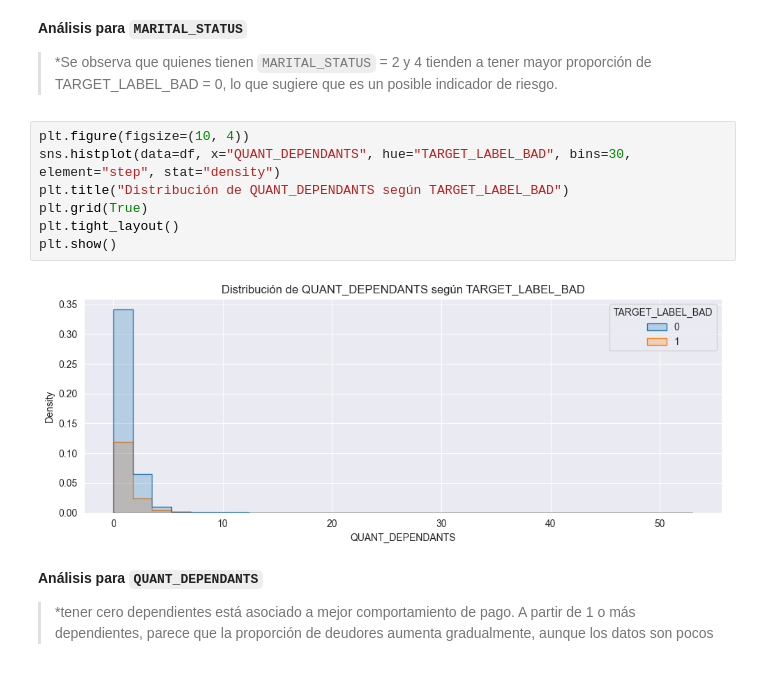
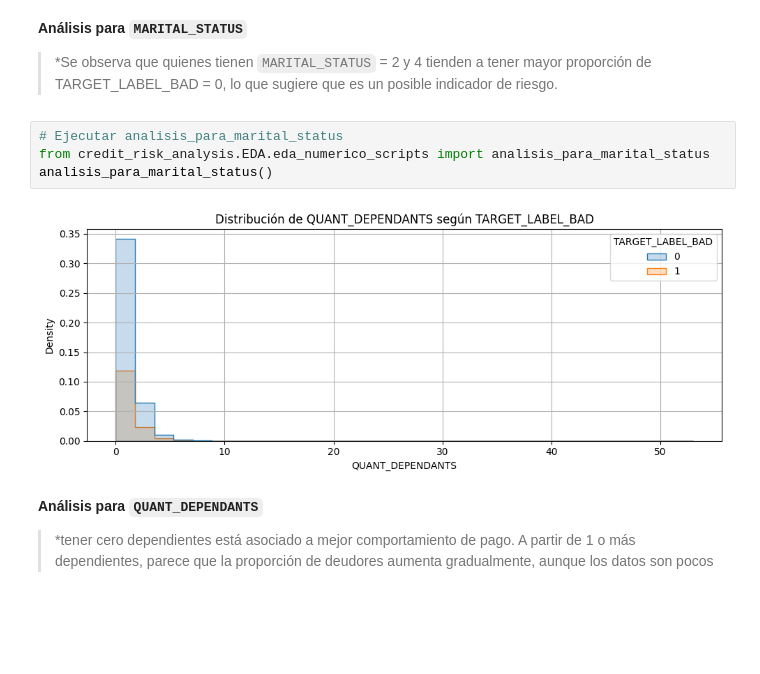
Before and after one commit to alkimer/CreditRiskAnalysisProject, a Jupyter notebook: EDA_Ustarroz_Numericos.ipynb, the cells around one changed output. Cells and saved outputs as stored; diff of their text form; blank space fills up the shorter version.

```diff
--- a/EDA_Ustarroz_Numericos.ipynb
+++ b/EDA_Ustarroz_Numericos.ipynb
@@ -230,15 +106,12 @@ plt.show()
 # %% [markdown]
 **Análisis para `MARITAL_STATUS`**
 > *Se observa que quienes tienen  `MARITAL_STATUS` = 2 y 4 tienden a tener mayor proporción de TARGET_LABEL_BAD = 0, lo que sugiere que es un posible indicador de riesgo.
-# %%
-plt.figure(figsize=(10, 4))
-sns.histplot(data=df, x="QUANT_DEPENDANTS", hue="TARGET_LABEL_BAD", bins=30, element="step", stat="density")
-plt.title("Distribución de QUANT_DEPENDANTS según TARGET_LABEL_BAD")
-plt.grid(True)
-plt.tight_layout()
-plt.show()
-# %% [output]
-[figure, removed]
+# %%
+# Ejecutar analisis_para_marital_status
+from credit_risk_analysis.EDA.eda_numerico_scripts import analisis_para_marital_status
+analisis_para_marital_status()
+# %% [output]
+[figure, added]
 # %% [markdown]
 **Análisis para `QUANT_DEPENDANTS`**
 
```
Also changed, not shown: parts of 81 cells of this notebook, 1 other file.
